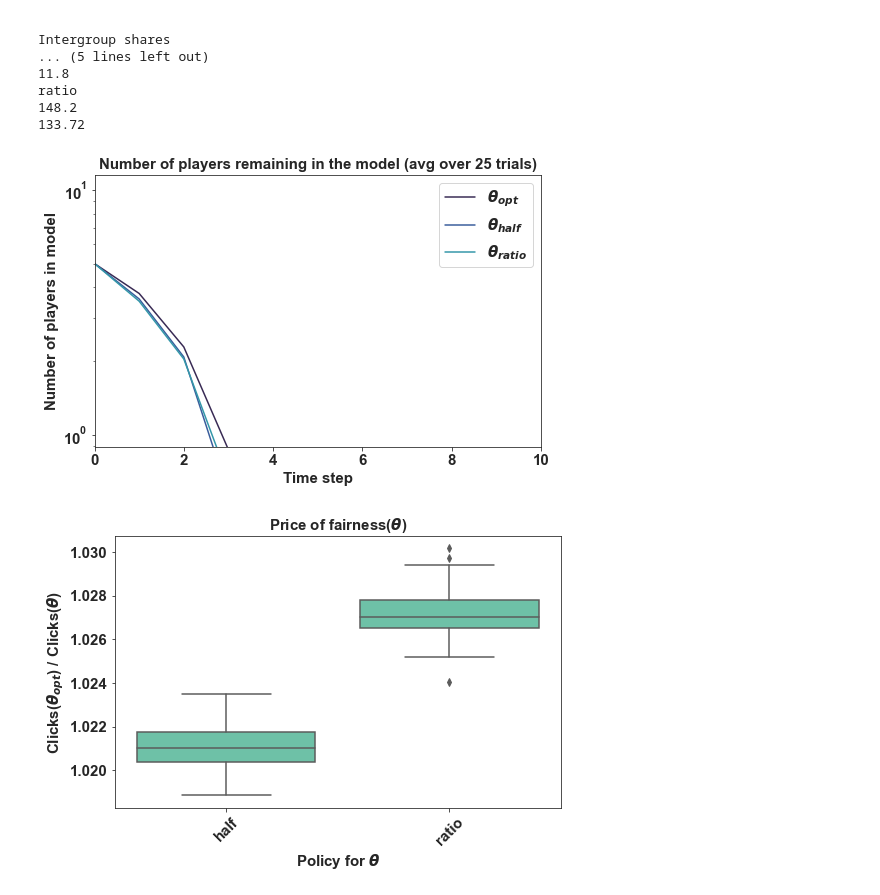
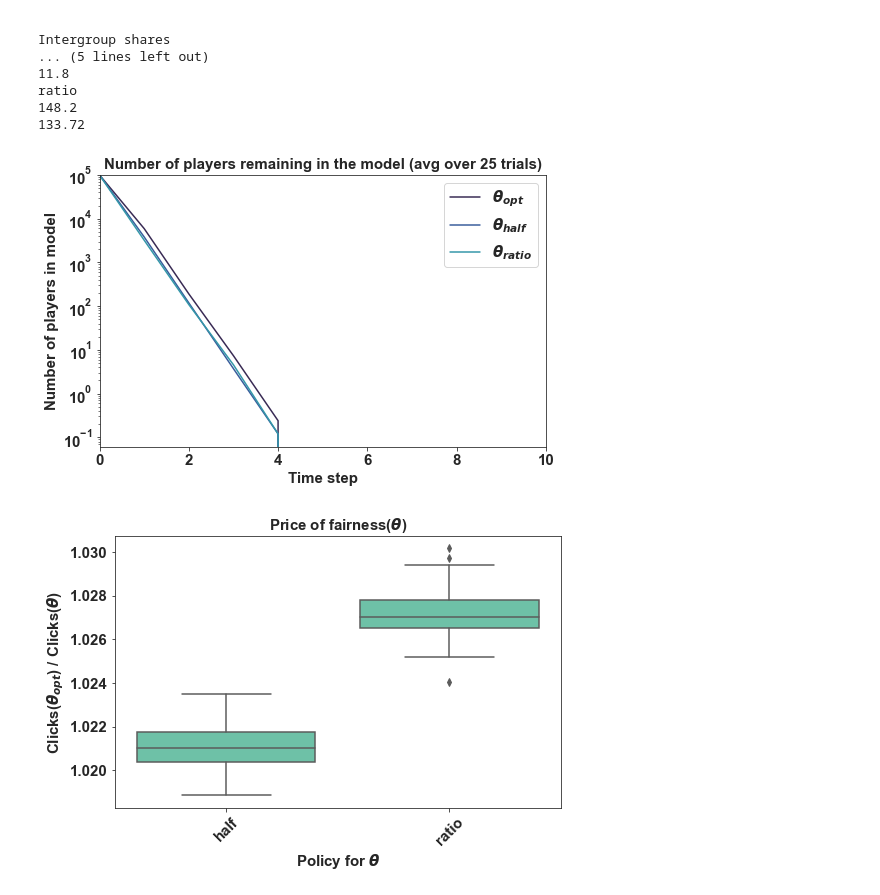
Before and after one commit to jfinocchiaro/long-term-fair-mdps, a Jupyter notebook: political-influence-refactored/notebooks/generate_runs.ipynb, the cells around one changed output. Drawn from its saved outputs; the diff is of its cells as text; code cells hidden in the pictures.

```diff
--- a/political-influence-refactored/notebooks/generate_runs.ipynb
+++ b/political-influence-refactored/notebooks/generate_runs.ipynb
@@ -146,35 +146,37 @@ ratio
 # %%
 num_trials = len(trials)
 
 avg_opt = avg['opt']
 avg_half = avg['half']
 avg_ratio = avg['ratio']
 # avg_additive = avg['additive']
 
 ao = max(avg_opt['players_list'])
 ah = max(avg_half['players_list'])
 ar = max(avg_ratio['players_list'])
 
 np.log(max(ao, max(ah, ar)))
 
 # fig, ax = plt.subplots()
 fig, ax = plt.subplots(figsize=(8, 5))
 
 # ax.set(xlabel='Time step', yscale="log", ylim=(1,10e5 +1), xlim=(0, T))
-ax.set(xlabel='Time step', yscale="log", ylim=(0, np.log(max(ao, max(ah, ar)))), xlim=(0, T))
+# ax.set(yscale="log", ylim=(0, np.log(max(ao, max(ah, ar)))), xlim=(0, T))
 
 sns.lineplot(data=avg_opt, x=range(T), y='players_list', label='$\\theta_{opt}$', color=mk[0])
 sns.lineplot(data=avg_half, x=range(T), y='players_list', label='$\\theta_{half}$', color=mk[1])
 sns.lineplot(data=avg_ratio, x=range(T), y='players_list', label='$\\theta_{ratio}$', color=mk[2])
 #sns.lineplot(data=avg_additive, x=range(T), y='players_list',color=mk[3])
-
-ax.set(ylabel='Number of players in model', title = "Number of players remaining in the "+\
+plt.yscale('log')
+plt.xlim((0,T))
+plt.ylim((0, M))
+ax.set(xlabel='Time step', ylabel='Number of players in model', title = "Number of players remaining in the "+\
        "model (avg over %i trials)" % (num_trials))
 
 plt.savefig(dire+"_num_players_in_model.pdf")
 plt.show()
 # %% [output]
-[figure, old version]
+[figure, new version]
 # %%
 pof = {}
 for theta_type in trials_to_run.keys():
```
Also changed, not shown: parts of 6 cells of this notebook, 1 other file.
